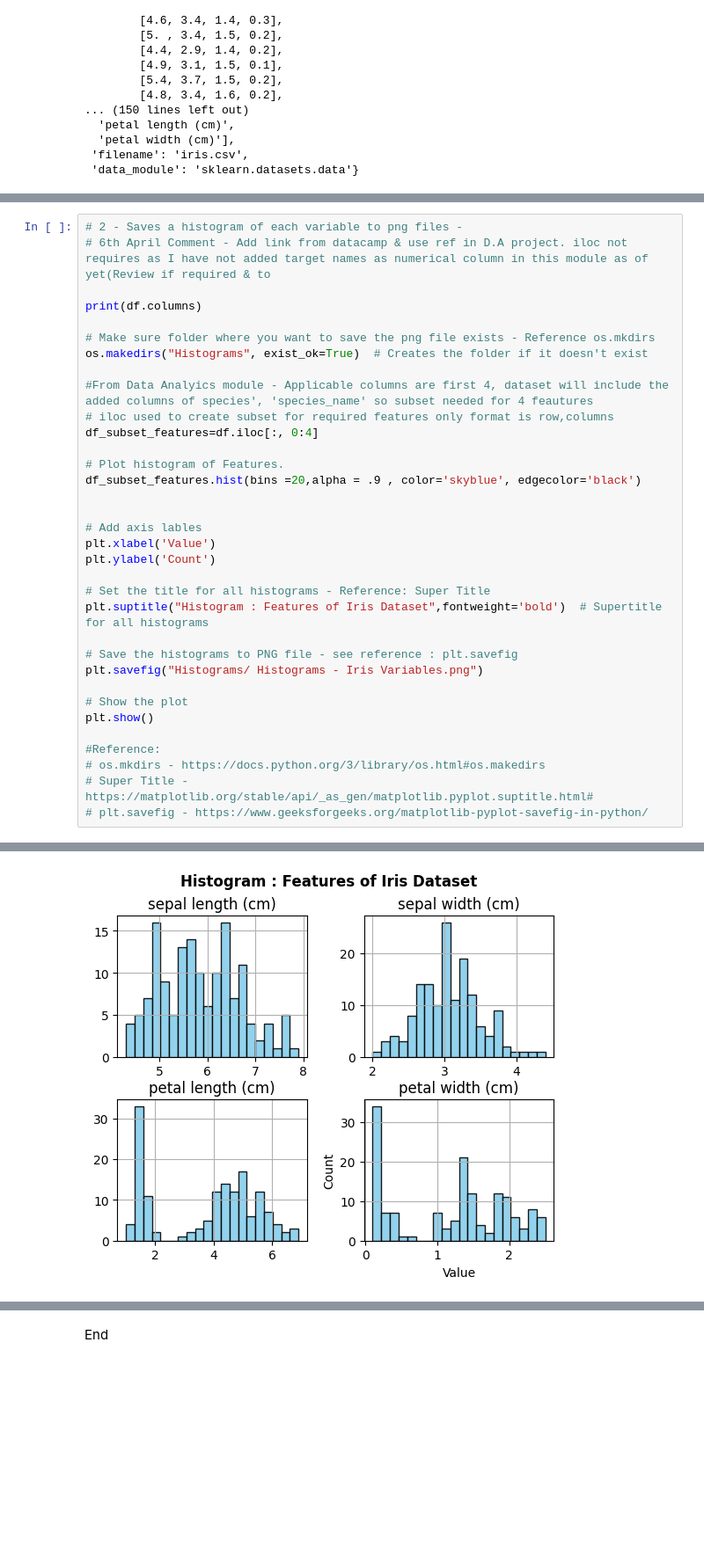
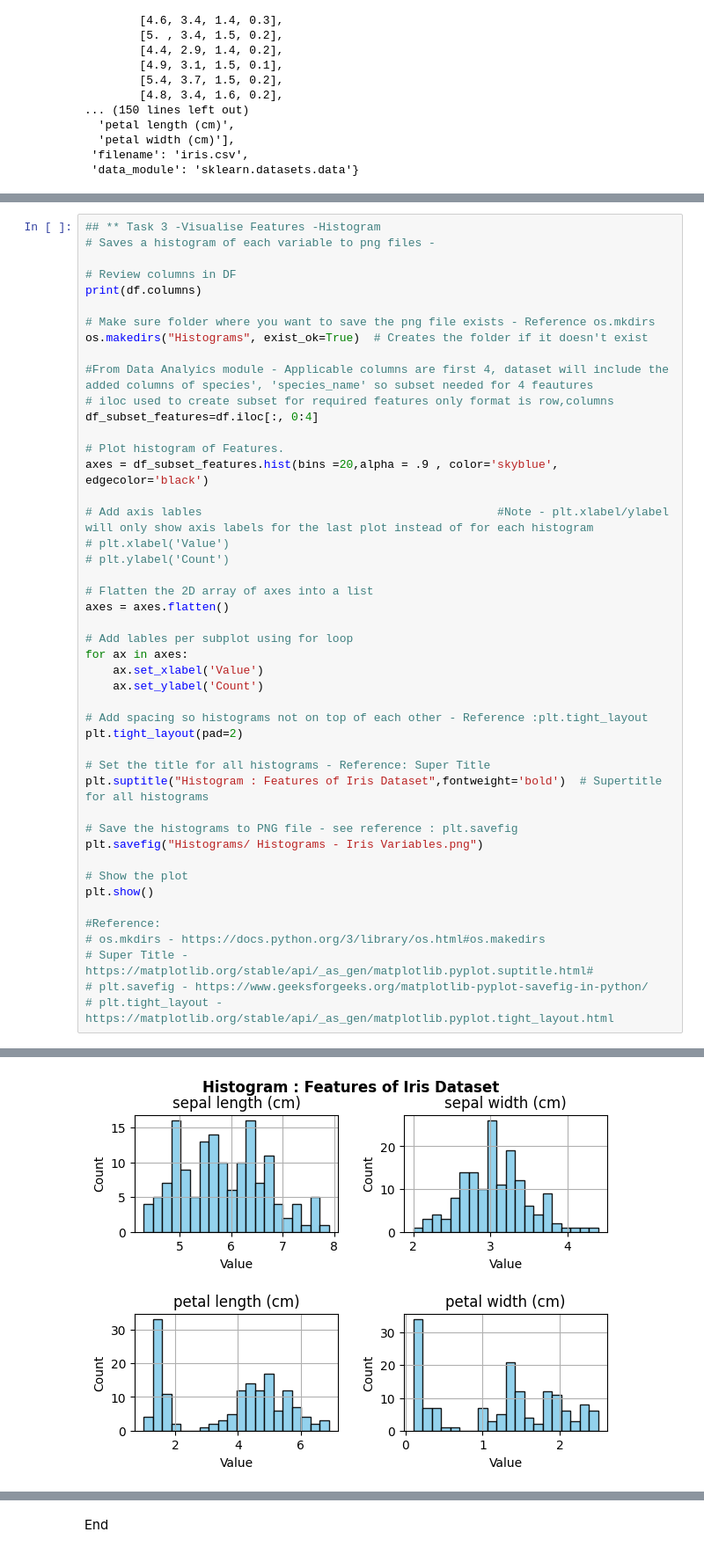
Before and after one commit to Mr-Scarf/pands-project, a Jupyter notebook: analysis.ipynb, the cells around one changed output, grey strips where cells are left out. Shown at 88% size. Drawn from its saved outputs; the diff is of its cells as text; blank space fills up the shorter version.

```diff
--- a/analysis.ipynb
+++ b/analysis.ipynb
@@ -260,40 +279,52 @@ Lastly, we display the **'target'**(list of numbers assigned to each flower)) an
 # %%
-# 2 - Saves a histogram of each variable to png files -
-# 6th April Comment - Add link from datacamp & use ref in D.A project. iloc not requires as I have not added target names as numerical column in this module as of yet(Review if required & to
+## ** Task 3 -Visualise Features -Histogram
+# Saves a histogram of each variable to png files -
 
+# Review columns in DF
 print(df.columns)
 
 # Make sure folder where you want to save the png file exists - Reference os.mkdirs
 os.makedirs("Histograms", exist_ok=True)  # Creates the folder if it doesn't exist
 
 #From Data Analyics module - Applicable columns are first 4, dataset will include the added columns of species', 'species_name' so subset needed for 4 feautures
 # iloc used to create subset for required features only format is row,columns
 df_subset_features=df.iloc[:, 0:4]
 
 # Plot histogram of Features.
-df_subset_features.hist(bins =20,alpha = .9 , color='skyblue', edgecolor='black')
+axes = df_subset_features.hist(bins =20,alpha = .9 , color='skyblue', edgecolor='black')
 
+# Add axis lables                                           #Note - plt.xlabel/ylabel will only show axis labels for the last plot instead of for each histogram
+# plt.xlabel('Value')
+# plt.ylabel('Count')
 
-# Add axis lables
-plt.xlabel('Value')
-plt.ylabel('Count')
+# Flatten the 2D array of axes into a list
+axes = axes.flatten()
+
+# Add lables per subplot using for loop
+for ax in axes:
+    ax.set_xlabel('Value')
+    ax.set_ylabel('Count')
+
+# Add spacing so histograms not on top of each other - Reference :plt.tight_layout
+plt.tight_layout(pad=2)
 
 # Set the title for all histograms - Reference: Super Title
 plt.suptitle("Histogram : Features of Iris Dataset",fontweight='bold')  # Supertitle for all histograms
 
 # Save the histograms to PNG file - see reference : plt.savefig
 plt.savefig("Histograms/ Histograms - Iris Variables.png")
 
 # Show the plot
 plt.show()
 
 #Reference:
 # os.mkdirs - https://docs.python.org/3/library/os.html#os.makedirs
 # Super Title - https://matplotlib.org/stable/api/_as_gen/matplotlib.pyplot.suptitle.html#
 # plt.savefig - https://www.geeksforgeeks.org/matplotlib-pyplot-savefig-in-python/
+# plt.tight_layout - https://matplotlib.org/stable/api/_as_gen/matplotlib.pyplot.tight_layout.html
 # %% [output]
 Index(['sepal length (cm)', 'sepal width (cm)', 'petal length (cm)',
        'petal width (cm)', 'species', 'species_name'],
       dtype='object')
-[figure, old version]
+[figure, new version]
 # %% [markdown]
```
Also changed, not shown: parts of 34 cells of this notebook, 2 other files.
